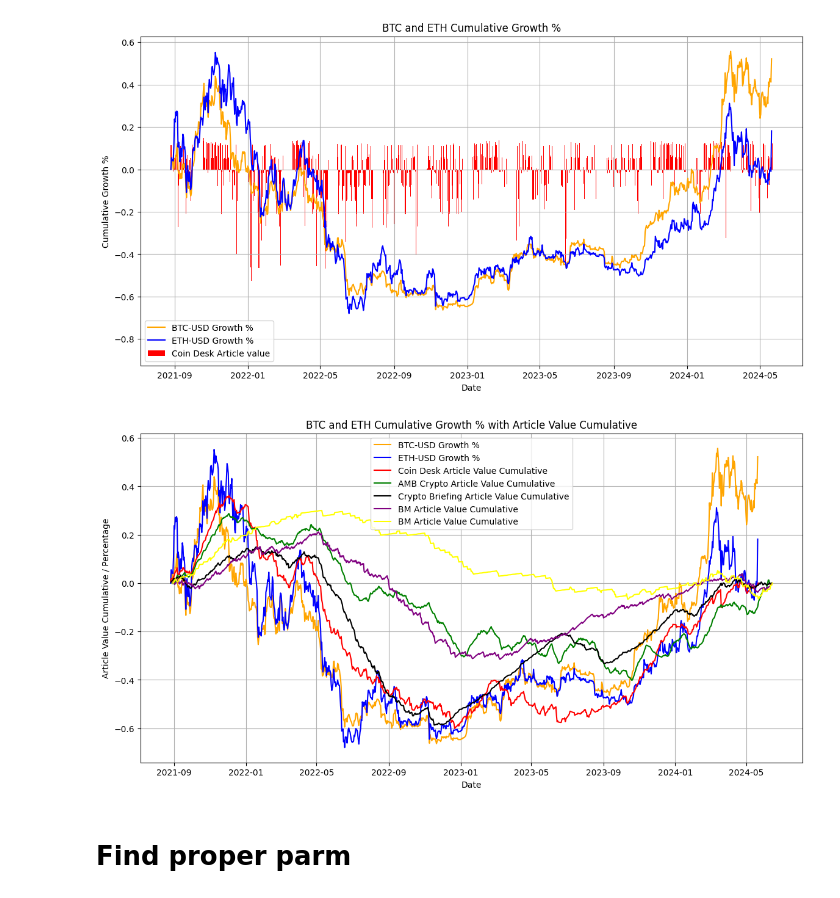
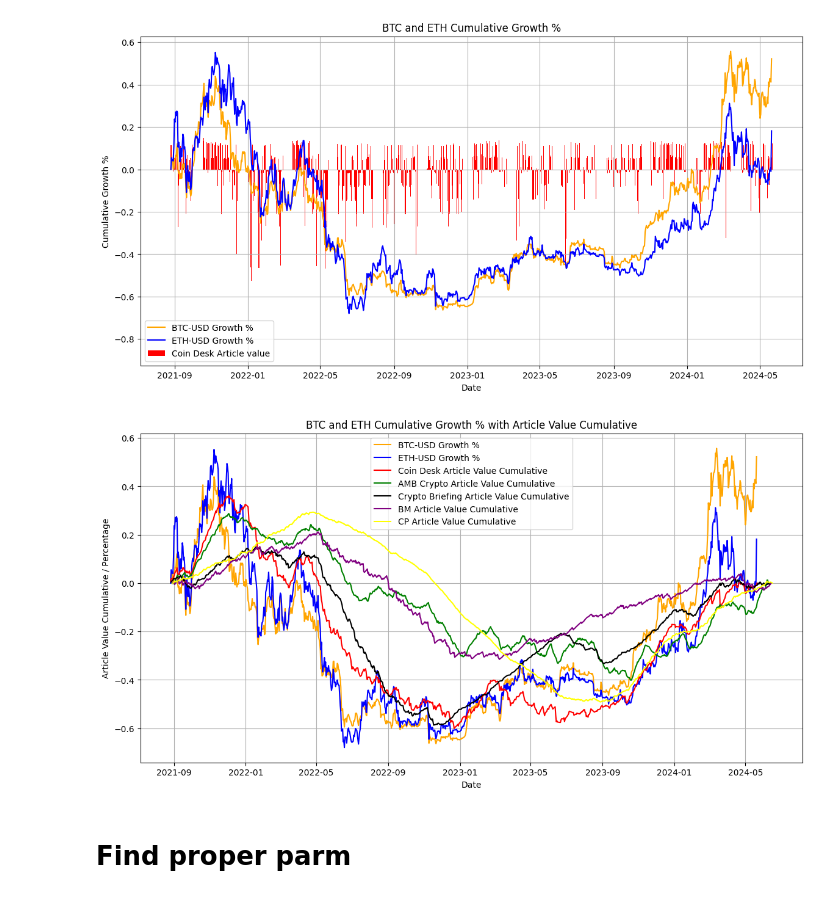
Before and after one commit to nuts-has-been-taken/Crypto-crawler, a Jupyter notebook: data_analysis.ipynb, the cells around one changed output. Cells and saved outputs as stored; diff of their text form; code cells hidden in the pictures.

```diff
--- a/data_analysis.ipynb
+++ b/data_analysis.ipynb
@@ -61,12 +61,14 @@ amb_path = './news_data/news_with_label/amb.json'
 cb_path = './news_data/news_with_label/cb.json'
 bm_cc_path = './news_data/news_with_label/bm_cc_label.json'
 cc_cc_path = './news_data/news_with_label/cc_cc_label.json'
+cp_cc_path = './news_data/news_with_label/cp_cc_label.json'
 
 cd_df = create_df(path=cd_path, bull_var=1, bear_var=-20, cum_number=0.08)
 amb_df = create_df(path=amb_path, bull_var=1, bear_var=-1, cum_number=0.04)
 cb_df = create_df(path=cb_path, bull_var=1, bear_var=-5, cum_number=0.04)
 bm_df_with_label = create_df(path=bm_cc_path, bull_var=1, bear_var=-20, cum_number=0.04)
-cc_df_with_label = create_df(path=cc_cc_path, bull_var=1, bear_var=-1.5, cum_number=0.04)
+cc_df_with_label = create_df(path=cc_cc_path, bull_var=1, bear_var=-1.5, cum_number=0.08)
+cp_df_with_label = create_df(path=cp_cc_path, bull_var=10, bear_var=-1, cum_number=0.02)
 # %% [markdown]
 # Plot
 # %%
@@ -88,22 +90,22 @@ plt.show()
 # %%
 plt.figure(figsize=(14, 7))
 
 plt.plot(btc_cum_growth, label='BTC-USD Growth %', color='orange')
 plt.plot(eth_cum_growth, label='ETH-USD Growth %', color='blue')
 plt.plot(cd_df['Date'], cd_df['Cum_art'], label='Coin Desk Article Value Cumulative', color='red')
 plt.plot(amb_df['Date'], amb_df['Cum_art'], label='AMB Crypto Article Value Cumulative', color='green')
 plt.plot(cb_df['Date'], cb_df['Cum_art'], label='Crypto Briefing Article Value Cumulative', color='black')
 plt.plot(bm_df_with_label['Date'], bm_df_with_label['Cum_art'], label='BM Article Value Cumulative', color='purple')
-plt.plot(cc_df_with_label['Date'], cc_df_with_label['Cum_art'], label='BM Article Value Cumulative', color='yellow')
+plt.plot(cp_df_with_label['Date'], cp_df_with_label['Cum_art'], label='CP Article Value Cumulative', color='yellow')
 
 plt.title('BTC and ETH Cumulative Growth % with Article Value Cumulative')
 plt.xlabel('Date')
 plt.ylabel('Article Value Cumulative / Percentage')
 plt.legend()
 plt.grid(True)
 plt.show()
 # %% [output]
-[figure, old version]
+[figure, new version]
 # %% [markdown]
 # Find proper parm
 # %%
```
Also changed, not shown: 2 other files.
